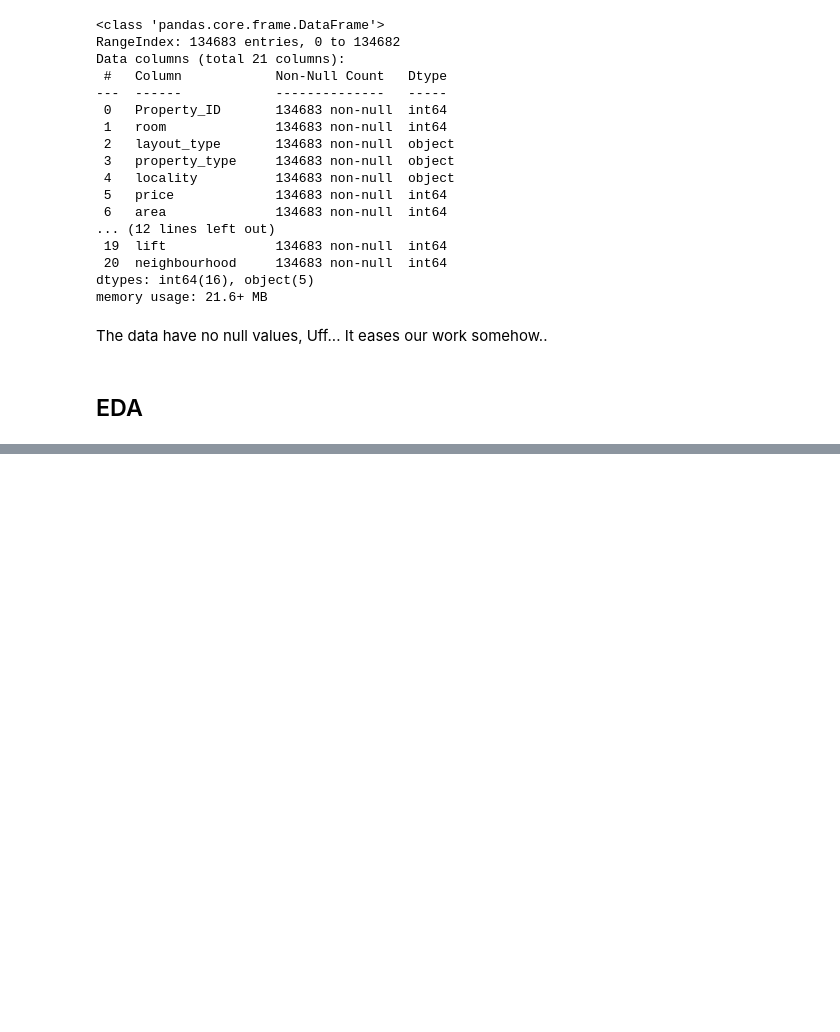
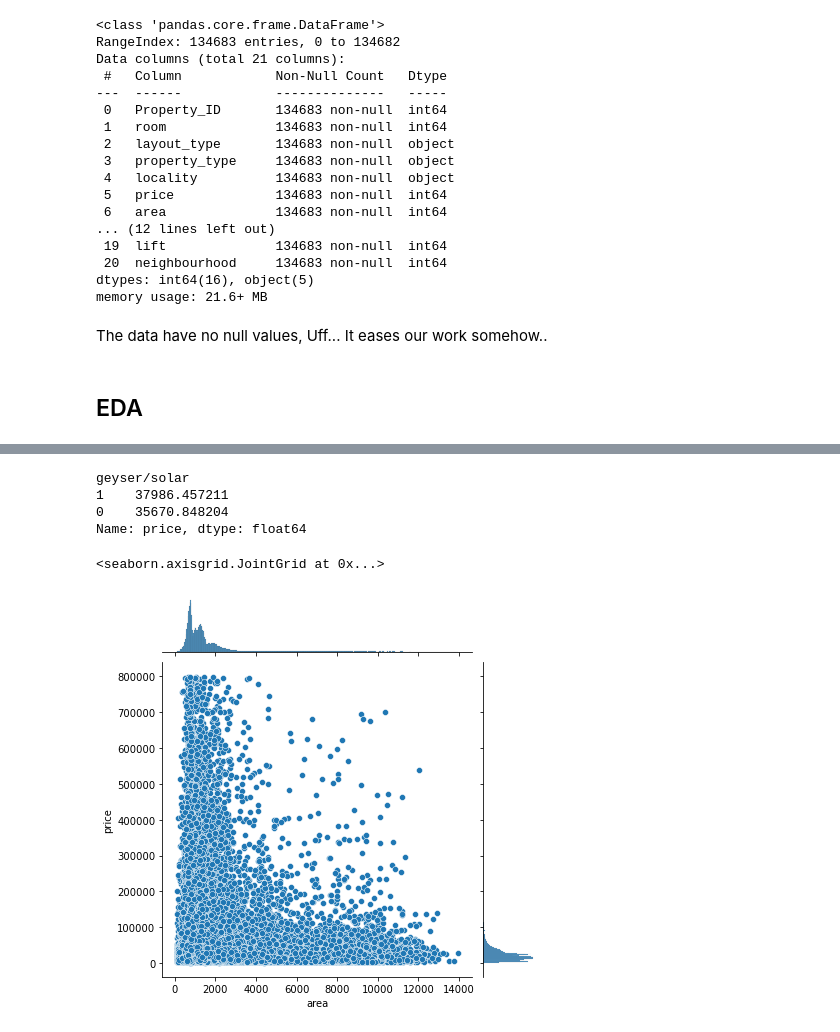
Before and after one commit to Chandu-4444/Data-Science, a Jupyter notebook: Machine Hack/DS Student Championship/Script.ipynb, the cells around one changed output, grey strips where cells are left out. Cells and saved outputs as stored; diff of their text form; code cells hidden in the pictures; blank space fills up the shorter version.

```diff
--- a/Machine Hack/DS Student Championship/Script.ipynb
+++ b/Machine Hack/DS Student Championship/Script.ipynb
@@ -170,0 +215,12 @@ Loading Model...
+# %%
+train_df.groupby("geyser/solar")["price"].mean().sort_values(ascending = False)
+# %% [output]
+geyser/solar
+1    37986.457211
+0    35670.848204
+Name: price, dtype: float64
+# %%
+sns.jointplot(x = "area", y = "price", data = train_df)
+# %% [output]
+<seaborn.axisgrid.JointGrid at 0x...>
+[figure, added]
```
Also changed, not shown: parts of 60 cells of this notebook, 10 other files.
